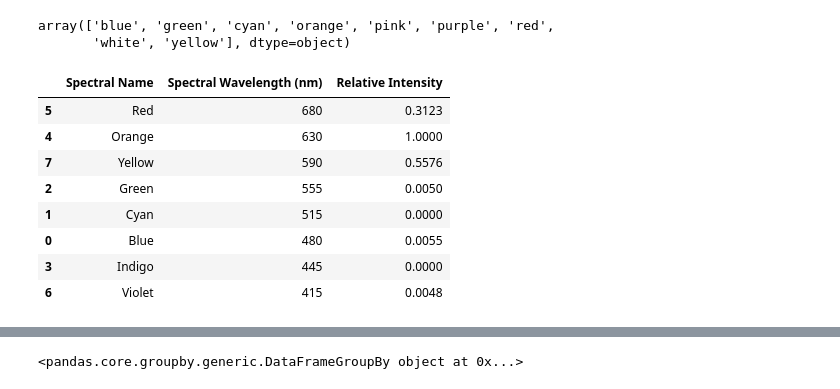
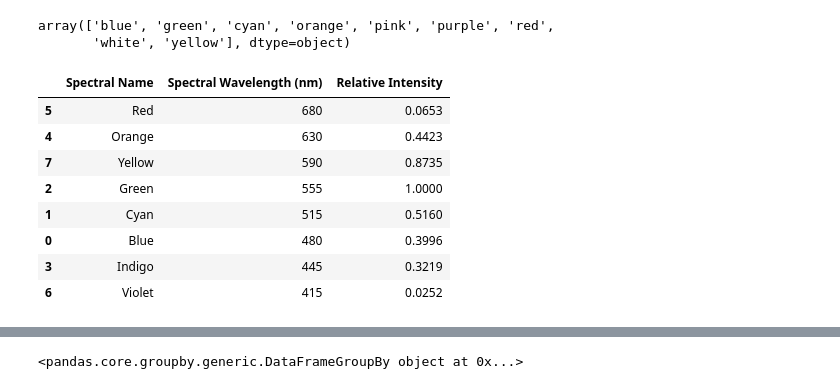
Before and after one commit to darkmatter2222/Nuclear-Battery, a Jupyter notebook: spectro_and_lux_9_colors.ipynb, the cells around one changed output, grey strips where cells are left out. Cells and saved outputs as stored; diff of their text form; code cells hidden in the pictures.

```diff
--- a/spectro_and_lux_9_colors.ipynb
+++ b/spectro_and_lux_9_colors.ipynb
@@ -200,19 +202,19 @@ array(['blue', 'green', 'cyan', 'orange', 'pink', 'purple', 'red',
        'white', 'yellow'], dtype=object)
 # %%
 vial_color = ''
-final_aggros = percent_df[percent_df['vial_color'] == 'red'].groupby(['color_name', 'color_wavelength'])['mean_color_intensity_after_3sd'].mean().reset_index()
+final_aggros = percent_df[percent_df['vial_color'] == 'white'].groupby(['color_name', 'color_wavelength'])['mean_color_intensity_after_3sd'].mean().reset_index()
 final_aggros['percent'] = round((final_aggros['mean_color_intensity_after_3sd'] * 1) / max(final_aggros['mean_color_intensity_after_3sd']), 4)
 final_aggros[['color_name', 'color_wavelength', 'percent']].rename(columns={"color_name": "Spectral Name", "color_wavelength": "Spectral Wavelength (nm)", "percent":"Relative Intensity"}).sort_values(by='Spectral Wavelength (nm)', ascending=False)
 # %% [output]
 |  | Spectral Name | Spectral Wavelength (nm) | Relative Intensity |
-| 5 | Red | 680 | 0.3123 |
-| 4 | Orange | 630 | 1.0000 |
-| 7 | Yellow | 590 | 0.5576 |
-| 2 | Green | 555 | 0.0050 |
-| 1 | Cyan | 515 | 0.0000 |
-| 0 | Blue | 480 | 0.0055 |
-| 3 | Indigo | 445 | 0.0000 |
-| 6 | Violet | 415 | 0.0048 |
+| 5 | Red | 680 | 0.0653 |
+| 4 | Orange | 630 | 0.4423 |
+| 7 | Yellow | 590 | 0.8735 |
+| 2 | Green | 555 | 1.0000 |
+| 1 | Cyan | 515 | 0.5160 |
+| 0 | Blue | 480 | 0.3996 |
+| 3 | Indigo | 445 | 0.3219 |
+| 6 | Violet | 415 | 0.0252 |
 # %%
 final_aggros = percent_df.groupby(['vial_color'])['mean_color_intensity_after_3sd'].mean().reset_index()
 final_aggros['percent'] = (final_aggros['mean_color_intensity_after_3sd'] / final_aggros['mean_color_intensity_after_3sd'].sum()) * 100
```
Also changed, not shown: parts of 3 cells of this notebook.
